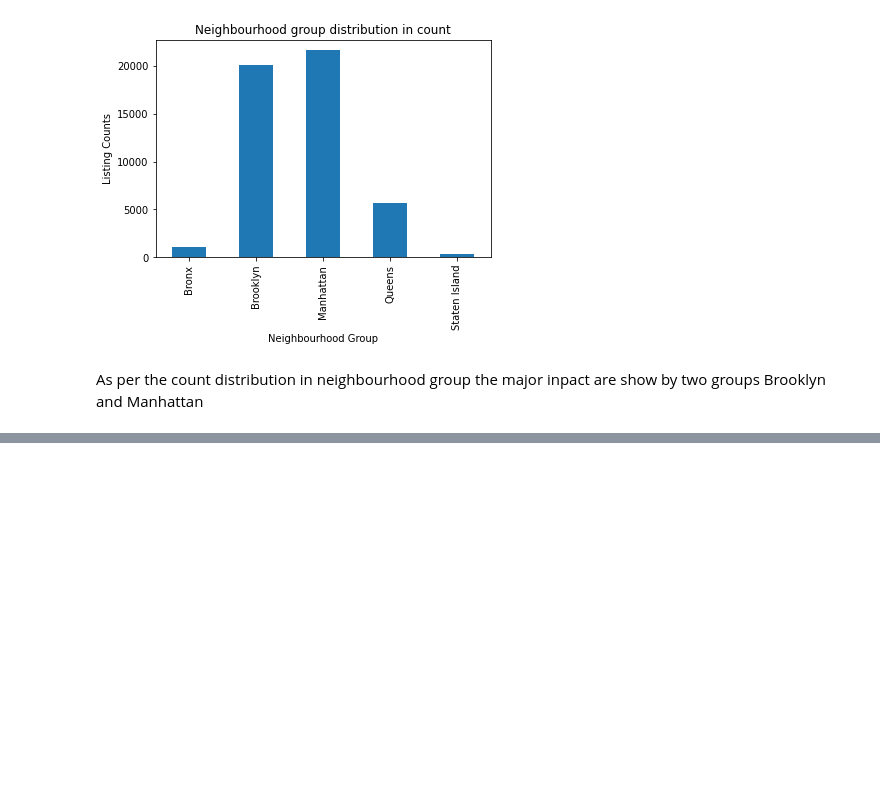
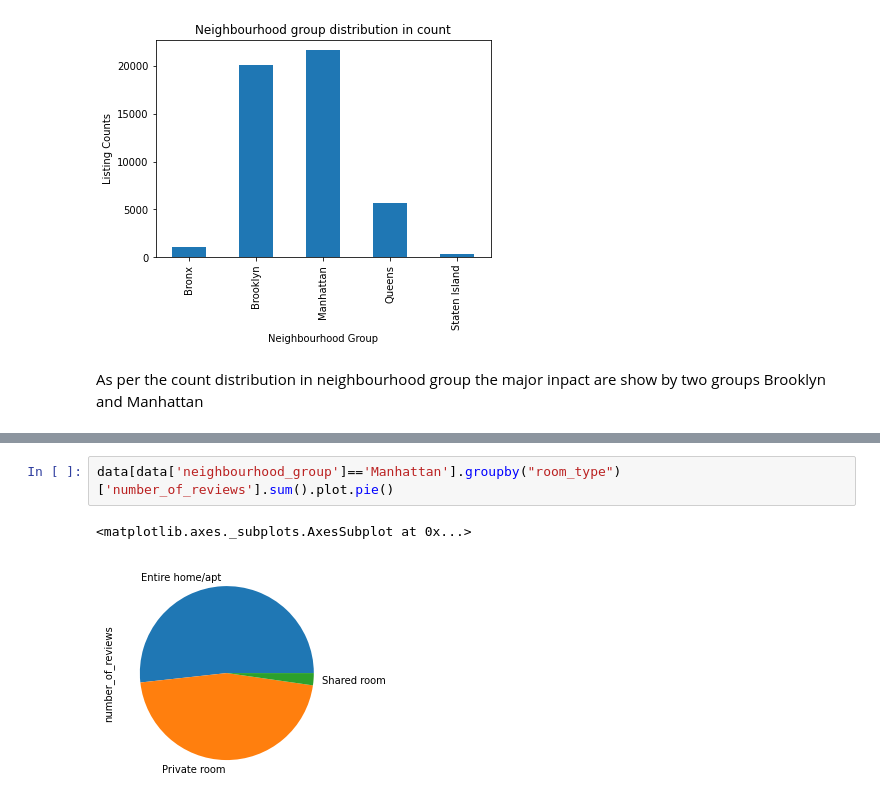
Before and after one commit to Pronoy2324/project, a Jupyter notebook: Airbnb.ipynb, the cells around one changed output, grey strips where cells are left out. Drawn from its saved outputs; the diff is of its cells as text; blank space fills up the shorter version.

```diff
--- a/Airbnb.ipynb
+++ b/Airbnb.ipynb
@@ -136,0 +139,5 @@ plt.show()
+# %%
+data[data['neighbourhood_group']=='Manhattan'].groupby("room_type")['number_of_reviews'].sum().plot.pie()
+# %% [output]
+<matplotlib.axes._subplots.AxesSubplot at 0x...>
+[figure, added]
```
Also changed, not shown: parts of 9 cells of this notebook.
